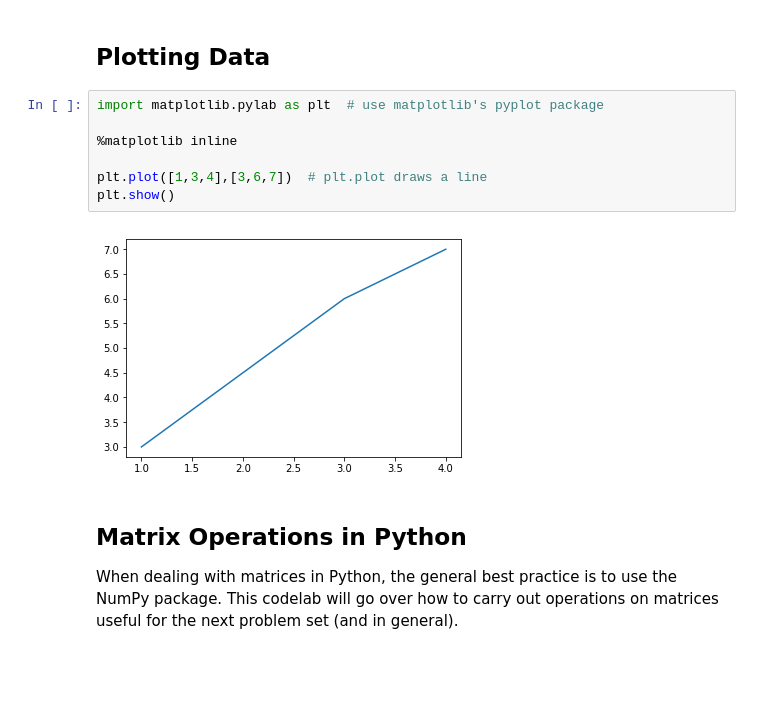
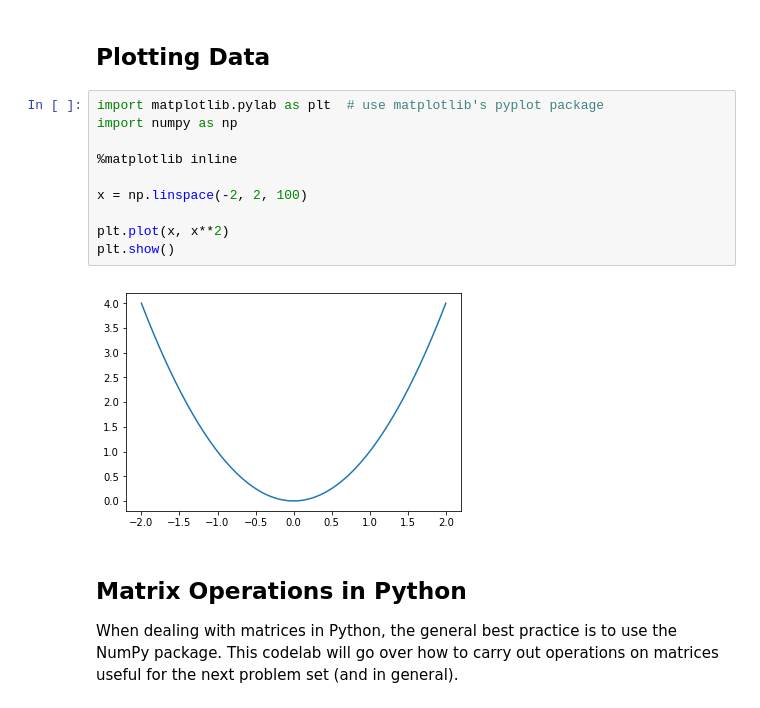
Before and after one commit to ComplexNetTSP/ComplexNetTD, a Jupyter notebook: source/TP1/TP1.ipynb, the cells around one changed output. Drawn from its saved outputs; the diff is of its cells as text; blank space fills up the shorter version.

```diff
--- a/source/TP1/TP1.ipynb
+++ b/source/TP1/TP1.ipynb
@@ -343,13 +345,16 @@ print(G_dict[1])
 ## Plotting Data
 # %%
 import matplotlib.pylab as plt  # use matplotlib's pyplot package
+import numpy as np
 
 %matplotlib inline
 
-plt.plot([1,3,4],[3,6,7])  # plt.plot draws a line
+x = np.linspace(-2, 2, 100)
+
+plt.plot(x, x**2)
 plt.show()
 # %% [output]
-[figure, old version]
+[figure, new version]
 # %% [markdown]
 ## Matrix Operations in Python
 
```
Also changed, not shown: parts of 9 cells of this notebook, 3 other files.
